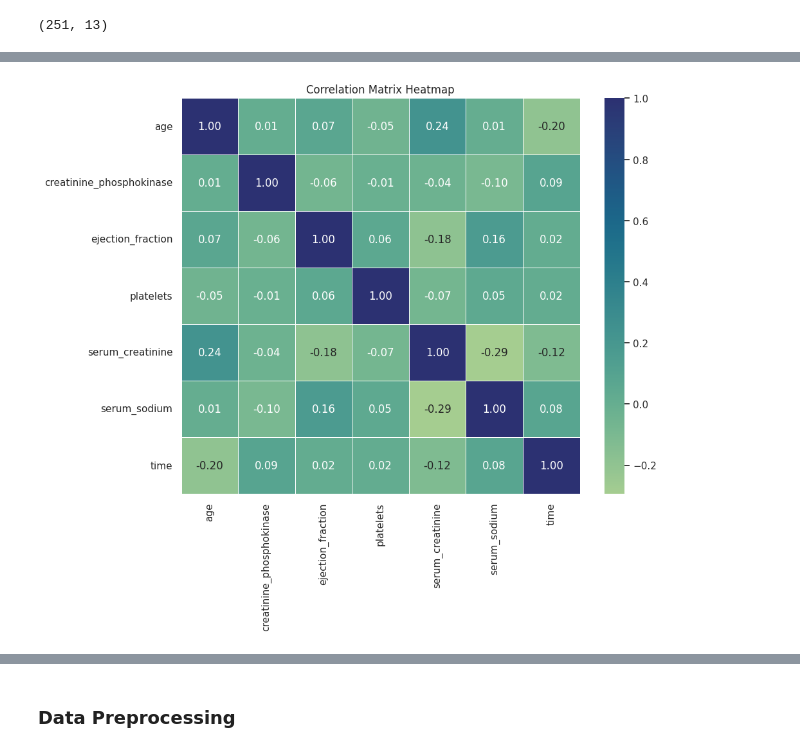
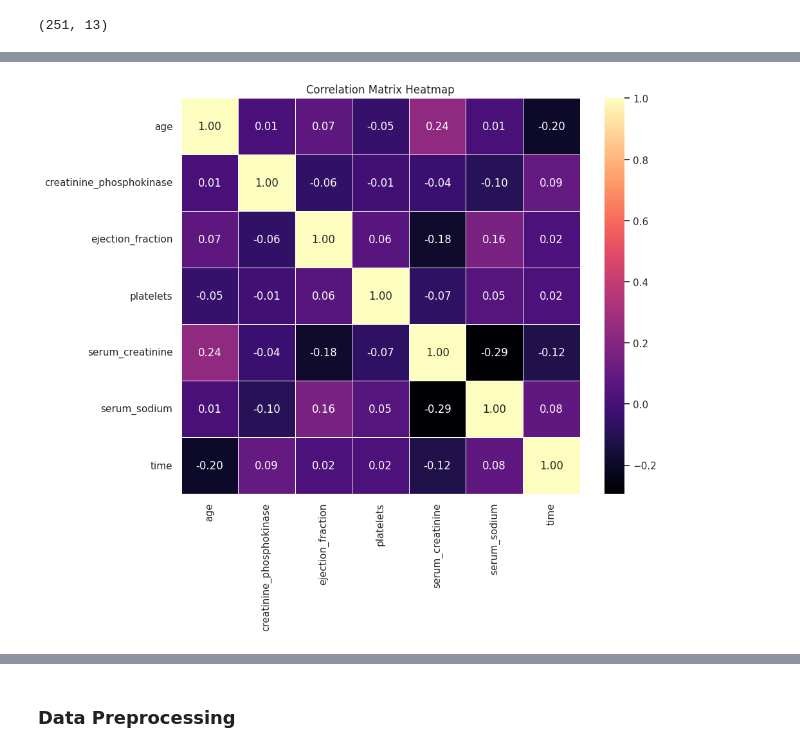
Before and after one commit to pr4sad/Machine-Learning, a Jupyter notebook: Mini Project/MiniProject.ipynb, the cells around one changed output, grey strips where cells are left out. Cells and saved outputs as stored; diff of their text form; code cells hidden in the pictures.

```diff
--- a/Mini Project/MiniProject.ipynb
+++ b/Mini Project/MiniProject.ipynb
@@ -267,13 +241,13 @@ Summary statistics:
 # %%
 warnings.filterwarnings(action='ignore')
 df_cleaned_nonbinary = df_cleaned.drop(binary_columns, axis=1)
 correlation_matrix = df_cleaned_nonbinary.corr()
 plt.figure(figsize=(10, 8))
-sns.heatmap(correlation_matrix, annot=True, linewidth=.5, fmt='.2f', cmap='crest')
+sns.heatmap(correlation_matrix, annot=True, linewidth=.5, fmt='.2f', cmap='magma')
 plt.title('Correlation Matrix Heatmap')
 plt.show()
 # %% [output]
-[figure, old version]
+[figure, new version]
 # %%
 corr_matrix_dataframe(df_cleaned_nonbinary)
 # %% [output]
```
Also changed, not shown: parts of 62 cells of this notebook.
